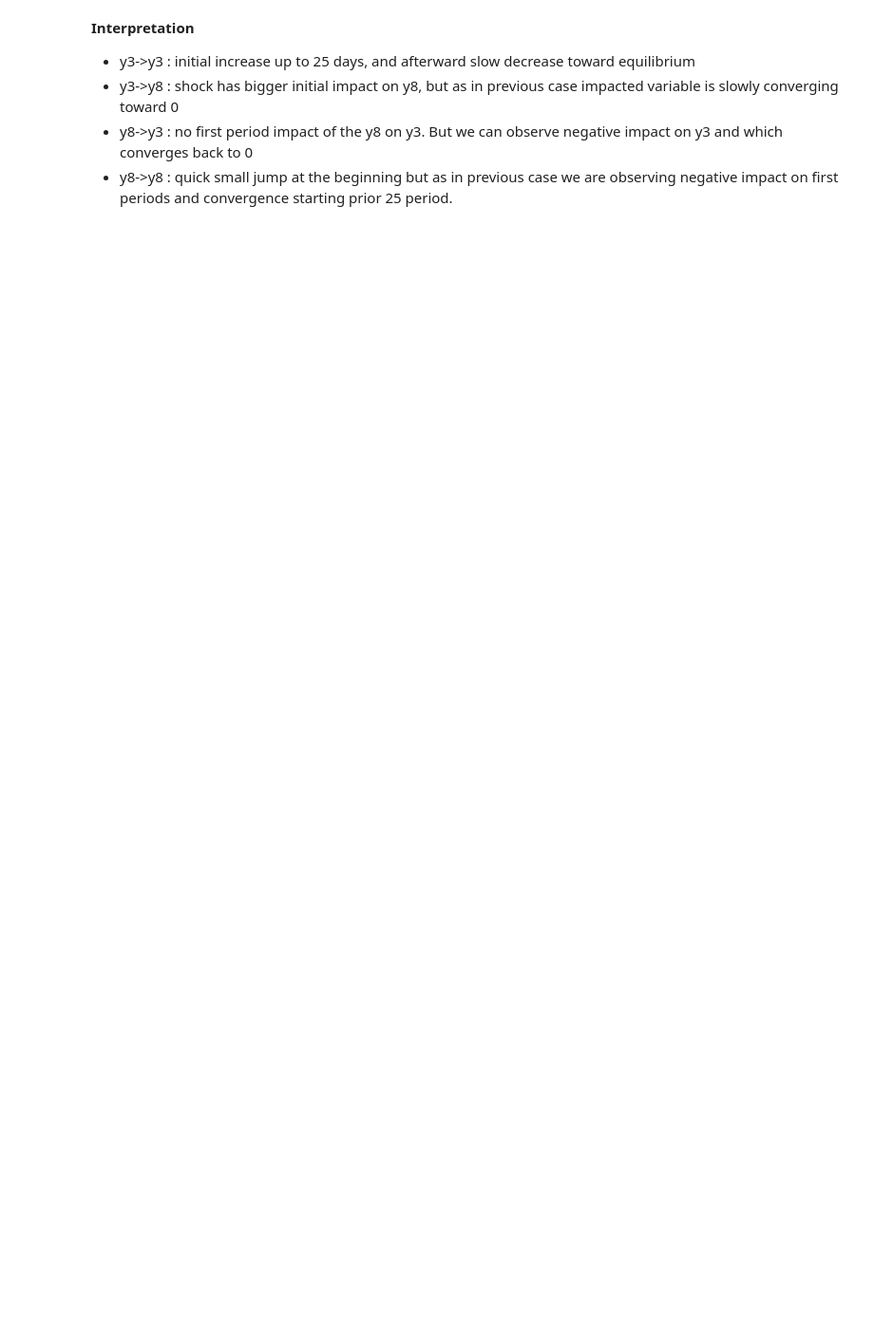
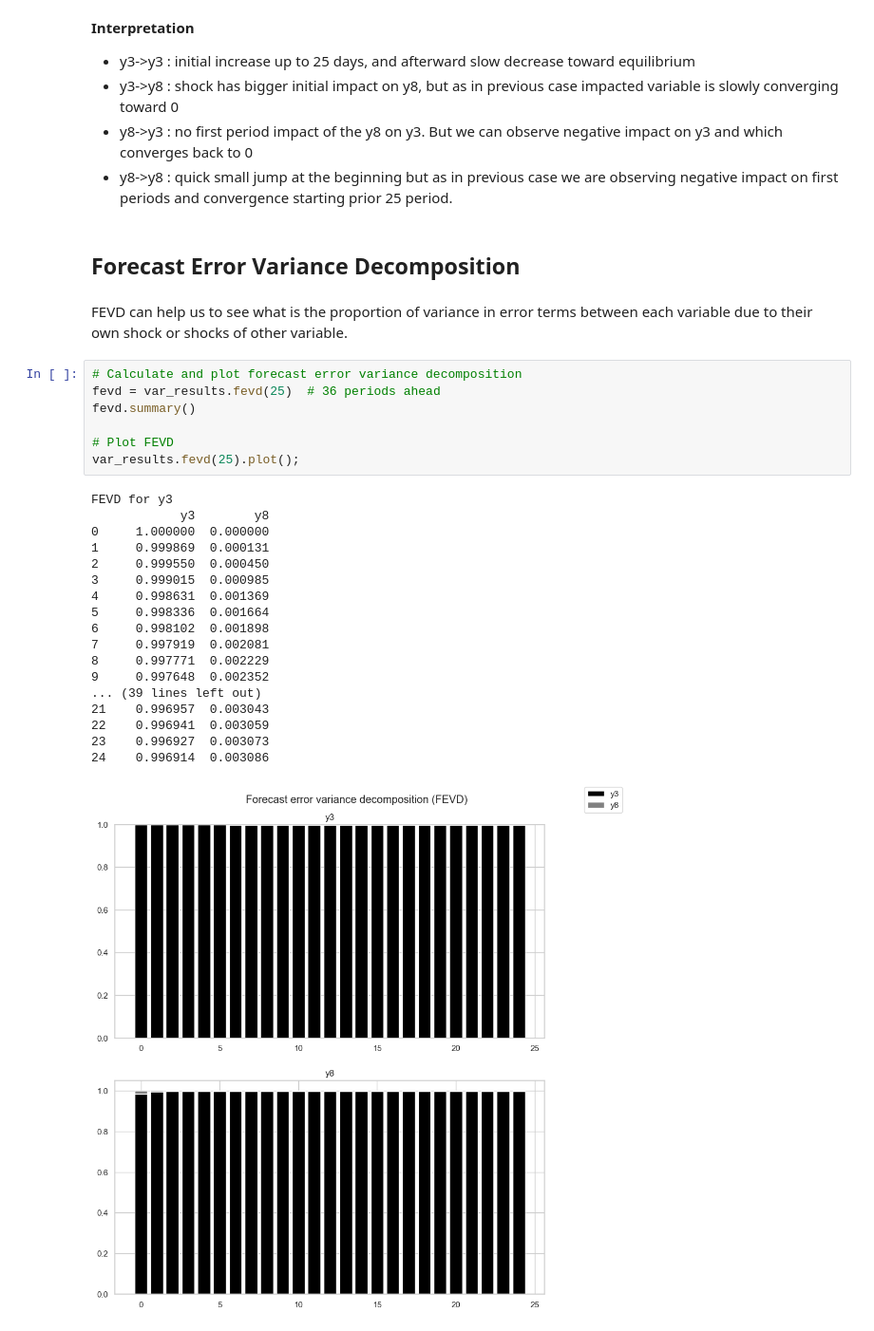
Before and after one commit to pjagiello01/Time-Series-Analysis, a Jupyter notebook: VECM.ipynb, the cells around one changed output. Shown at 95% size. Saved outputs shown, nothing was run; the diff lists cells and outputs as text; blank space fills up the shorter version.

```diff
--- a/VECM.ipynb
+++ b/VECM.ipynb
@@ -184,3 +329,33 @@ irf.plot(orth=True);
 * y3->y8 : shock has bigger initial impact on y8, but as in previous case impacted variable is slowly converging toward 0
 * y8->y3 : no first period impact of the y8 on y3. But we can observe negative impact on y3 and which converges back to 0
 * y8->y8 : quick small jump at the beginning but as in previous case we are observing negative impact on first periods and convergence starting prior 25 period.
+# %% [markdown]
+## Forecast Error Variance Decomposition ##
+# %% [markdown]
+FEVD can help us to see what is the proportion of variance in error terms between each variable due to their own shock or shocks of other variable.
+# %%
+# Calculate and plot forecast error variance decomposition
+fevd = var_results.fevd(25)  # 36 periods ahead
+fevd.summary()
+
+# Plot FEVD
+var_results.fevd(25).plot();
+# %% [output]
+FEVD for y3
+            y3        y8
+0     1.000000  0.000000
+1     0.999869  0.000131
+2     0.999550  0.000450
+3     0.999015  0.000985
+4     0.998631  0.001369
+5     0.998336  0.001664
+6     0.998102  0.001898
+7     0.997919  0.002081
+8     0.997771  0.002229
+9     0.997648  0.002352
+... (39 lines left out)
+21    0.996957  0.003043
+22    0.996941  0.003059
+23    0.996927  0.003073
+24    0.996914  0.003086
+[figure, added]
```
Also changed, not shown: parts of 41 cells of this notebook, 1 other file.
